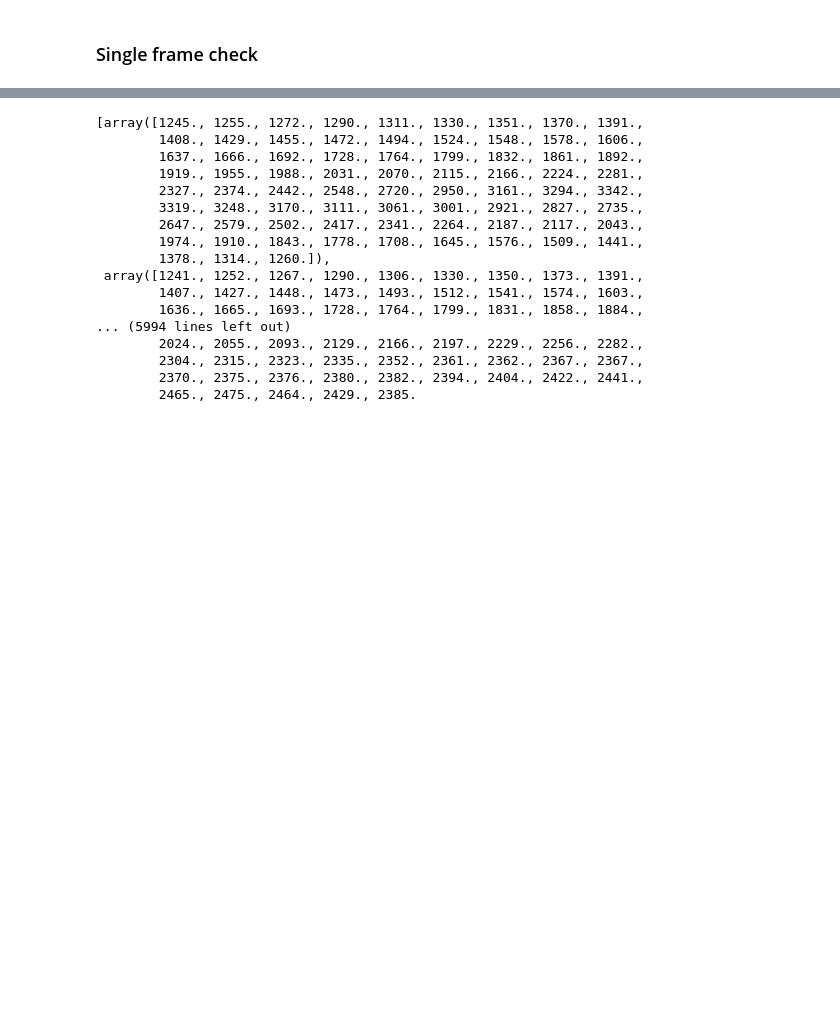
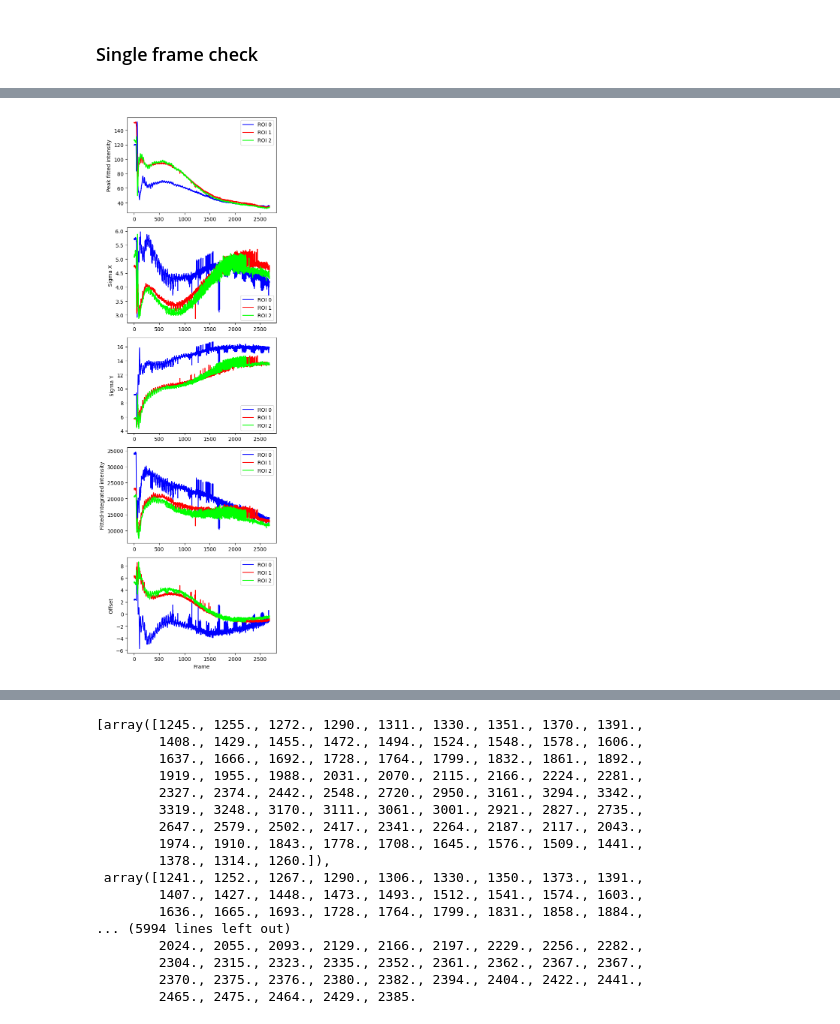
Before and after one commit to pietromani01/PLD-scripts, a Jupyter notebook: analysis.ipynb, the cells around one changed output, grey strips where cells are left out. Drawn from its saved outputs; the diff is of its cells as text; code cells hidden in the pictures; blank space fills up the shorter version.

```diff
--- a/analysis.ipynb
+++ b/analysis.ipynb
@@ -116,3 +144,56 @@ TypeError: RHEEDAnalyzer.get_peak_intensities() got an unexpected keyword argume
+# %%
+
+# Number of frames and ROIs
+n_frames = len(fit_params)
+n_rois = len(fit_params[0])
+
+# Prepare array of shape (n_frames, n_rois)
+peak_intensities = np.zeros((n_frames, n_rois))
+sigma_x_values = np.zeros((n_frames, n_rois))
+sigma_y_values = np.zeros((n_frames, n_rois))
+offset_values = np.zeros((n_frames, n_rois))
+for i in range(n_frames):
+    for j in range(n_rois):
+        amp, x0, y0, sx, sy, offset = fit_params[i][j]
+        # peak intensity from Gaussian = amplitude + offset
+        peak_intensities[i, j] = amp + offset
+        sigma_x_values[i, j] = sx
+        sigma_y_values[i, j] = sy
+        offset_values[i, j] = offset
+
+
+integrated = np.zeros((n_frames, n_rois), float)
+for i in range(n_frames):
+    for j in range(n_rois):
+        integrated[i, j] = fitted[i][j].sum()
+
+colors = ["blue", "red", "lime"]
+fig, ax = plt.subplots(5, 1, figsize=(5, 15))
+
+for roi_index in range(n_rois):
+    ax[0].plot(np.arange(n_frames),peak_intensities[:, roi_index],label=f"ROI {roi_index}",color=colors[roi_index])
+    ax[1].plot(np.arange(n_frames),sigma_x_values[:, roi_index],label=f"ROI {roi_index}",color=colors[roi_index])
+    ax[2].plot(np.arange(n_frames),sigma_y_values[:, roi_index],label=f"ROI {roi_index}",color=colors[roi_index])
+    ax[3].plot(np.arange(n_frames),integrated[:, roi_index],label=f"ROI {roi_index}",color=colors[roi_index])
+    ax[4].plot(np.arange(n_frames),offset_values[:, roi_index],label=f"ROI {roi_index}",color=colors[roi_index])
+
+ax[4].set_xlabel("Frame")
+ax[0].set_ylabel("Peak fitted intensity")
+
+ax[1].set_ylabel("Sigma X")
+ax[2].set_ylabel("Sigma Y")
+ax[3].set_ylabel("Fitted-Integrated intensity")
+ax[4].set_ylabel("Offset")
+ax[0].legend()
+ax[1].legend()
+ax[2].legend()
+ax[3].legend()
+ax[4].legend()
+
+plt.tight_layout()
+plt.show()
+# %% [output]
+[figure, added]
 # %%
 def plot_spectrum(frame: pld.RHEEDFrame):
     spectrum = frame.get_center_peak_cross_section()
```
Also changed, not shown: parts of 6 cells of this notebook, 1 other file.
